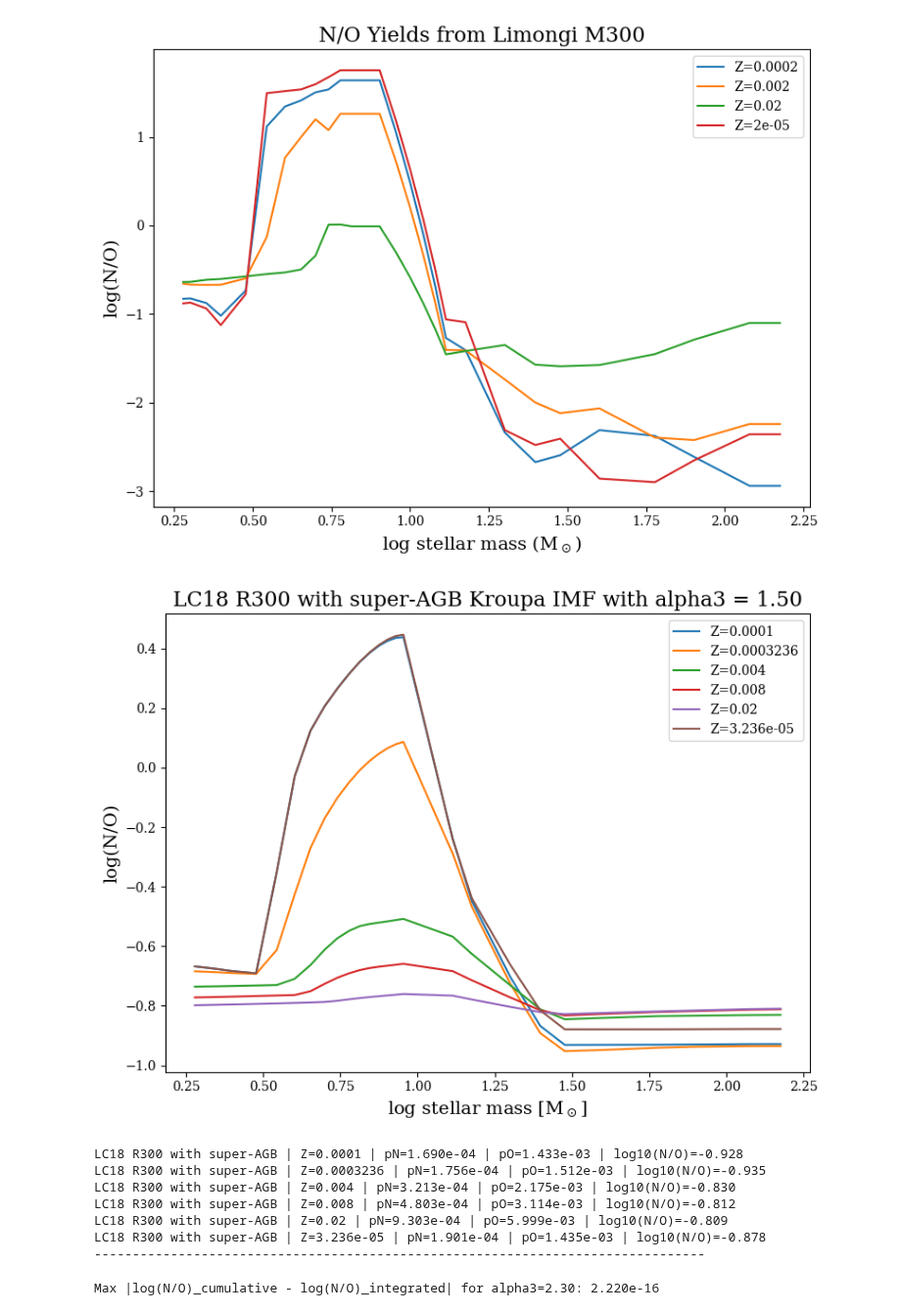
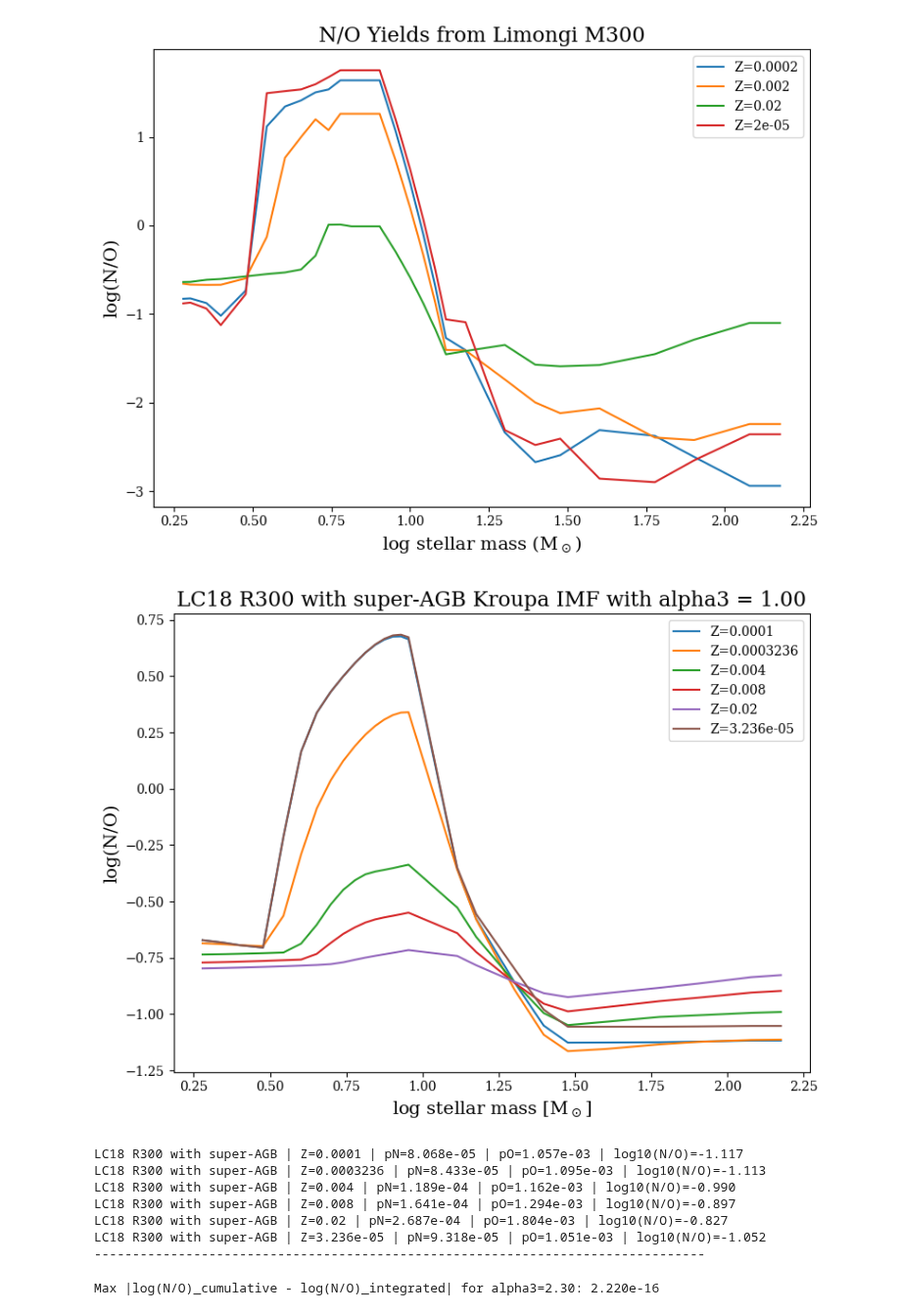
Before and after one commit to bshidvb/galIMF, a Jupyter notebook: plot_yields_LC18-N:O.ipynb, the cells around one changed output. Shown at 98% size. Saved outputs shown, nothing was run; the diff lists cells and outputs as text; code cells hidden in the pictures.

```diff
--- a/plot_yields_LC18-N:O.ipynb
+++ b/plot_yields_LC18-N:O.ipynb
@@ -231,7 +231,7 @@ def get_kroupa_imf(alpha3=None):
     """Return a Kroupa IMF callable configured with the requested high-mass slope."""
     if alpha3 is not None:
         kroupa_imf.alpha3 = float(alpha3)
-        kroupa_imf.integrated_mass = quad(kroupa_imf.mass_function, 0.08, 150, limit=200)[0]
+        kroupa_imf.integrated_mass = quad(kroupa_imf.mass_function, 0.08, 150, limit=50)[0]
     return kroupa_imf.custom_imf
 
 def imf_weighted_yield_from_table(mass, yield_m, imf_func=None, mmin=None, mmax=None):
@@ -495,38 +495,38 @@ def summarize_imf_weighted_yields(file_paths_N, file_paths_O, alpha3, mmin=None,
 
     return summaries
 # %%
-alpha3 = 1.5  # high-mass slope for the Kroupa IMF; edit this value as needed
+alpha3 = 1.0  # high-mass slope for the Kroupa IMF; edit this value as needed
 start_index = 5  # skip the lowest-mass points to match earlier plots
 
 dataset_patterns = [
     ("LC18 R300 with super-AGB", '/Users/adriana_work/Desktop/galIMF/yield_tables__2024/rearranged___/setllar_N_eject_mass_from_Limongi_R300_sup_agb/*.txt',
      '/Users/adriana_work/Desktop/galIMF/yield_tables__2024/rearranged___/setllar_O_eject_mass_from_Limongi_R300_sup_agb/*.txt'),
     # Add more (title, N_pattern, O_pattern) tuples here if you want to compare other grids in one run.
 ]
 
 imf_results = {}
 for title, pattern_N, pattern_O in dataset_patterns:
     paths_N = glob.glob(pattern_N)
     paths_O = glob.glob(pattern_O)
     if not paths_N or not paths_O:
         print(f"Skipping {title}: no matching files found.")
         continue
 
     results = plot_imf_weighted_NO_vs_mass(paths_N, paths_O, alpha3, title, start_index=start_index)
     imf_results[title] = results
 
     summaries = summarize_imf_weighted_yields(paths_N, paths_O, alpha3)
     for row in summaries:
         print(f"{title} | Z={row['label']} | pN={row['pN']:.3e} | pO={row['pO']:.3e} | log10(N/O)={row['log_NO']:.3f}")
     print('-' * 80)
 # %% [output]
-[figure, old version]
+[figure, new version]
-LC18 R300 with super-AGB | Z=0.0001 | pN=1.690e-04 | pO=1.433e-03 | log10(N/O)=-0.928
-LC18 R300 with super-AGB | Z=0.0003236 | pN=1.756e-04 | pO=1.512e-03 | log10(N/O)=-0.935
-LC18 R300 with super-AGB | Z=0.004 | pN=3.213e-04 | pO=2.175e-03 | log10(N/O)=-0.830
-LC18 R300 with super-AGB | Z=0.008 | pN=4.803e-04 | pO=3.114e-03 | log10(N/O)=-0.812
-LC18 R300 with super-AGB | Z=0.02 | pN=9.303e-04 | pO=5.999e-03 | log10(N/O)=-0.809
-LC18 R300 with super-AGB | Z=3.236e-05 | pN=1.901e-04 | pO=1.435e-03 | log10(N/O)=-0.878
+LC18 R300 with super-AGB | Z=0.0001 | pN=8.068e-05 | pO=1.057e-03 | log10(N/O)=-1.117
+LC18 R300 with super-AGB | Z=0.0003236 | pN=8.433e-05 | pO=1.095e-03 | log10(N/O)=-1.113
+LC18 R300 with super-AGB | Z=0.004 | pN=1.189e-04 | pO=1.162e-03 | log10(N/O)=-0.990
+LC18 R300 with super-AGB | Z=0.008 | pN=1.641e-04 | pO=1.294e-03 | log10(N/O)=-0.897
+LC18 R300 with super-AGB | Z=0.02 | pN=2.687e-04 | pO=1.804e-03 | log10(N/O)=-0.827
+LC18 R300 with super-AGB | Z=3.236e-05 | pN=9.318e-05 | pO=1.051e-03 | log10(N/O)=-1.052
 --------------------------------------------------------------------------------
 # %%
 # Consistency check: IMF weighting matches integrated yields for alpha3 = 2.30
```
